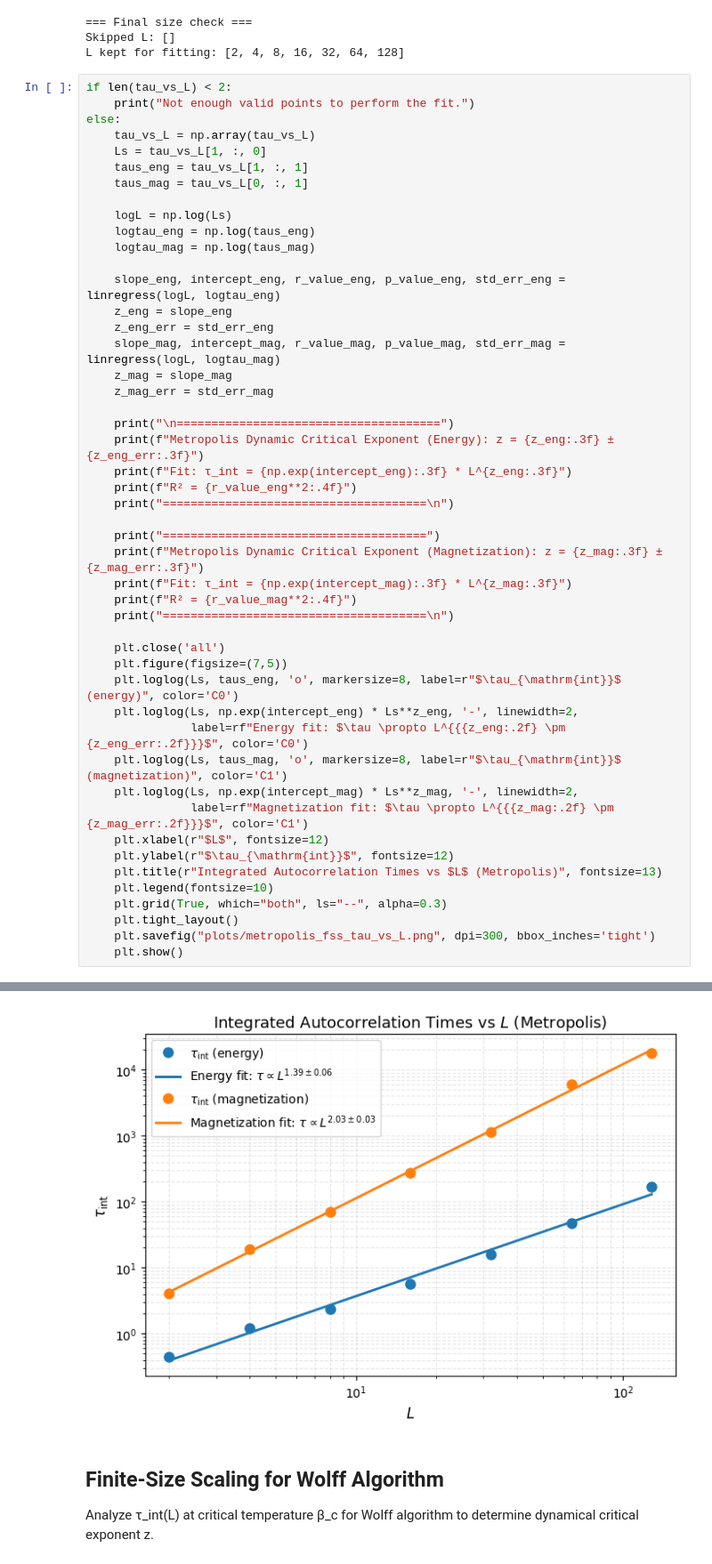
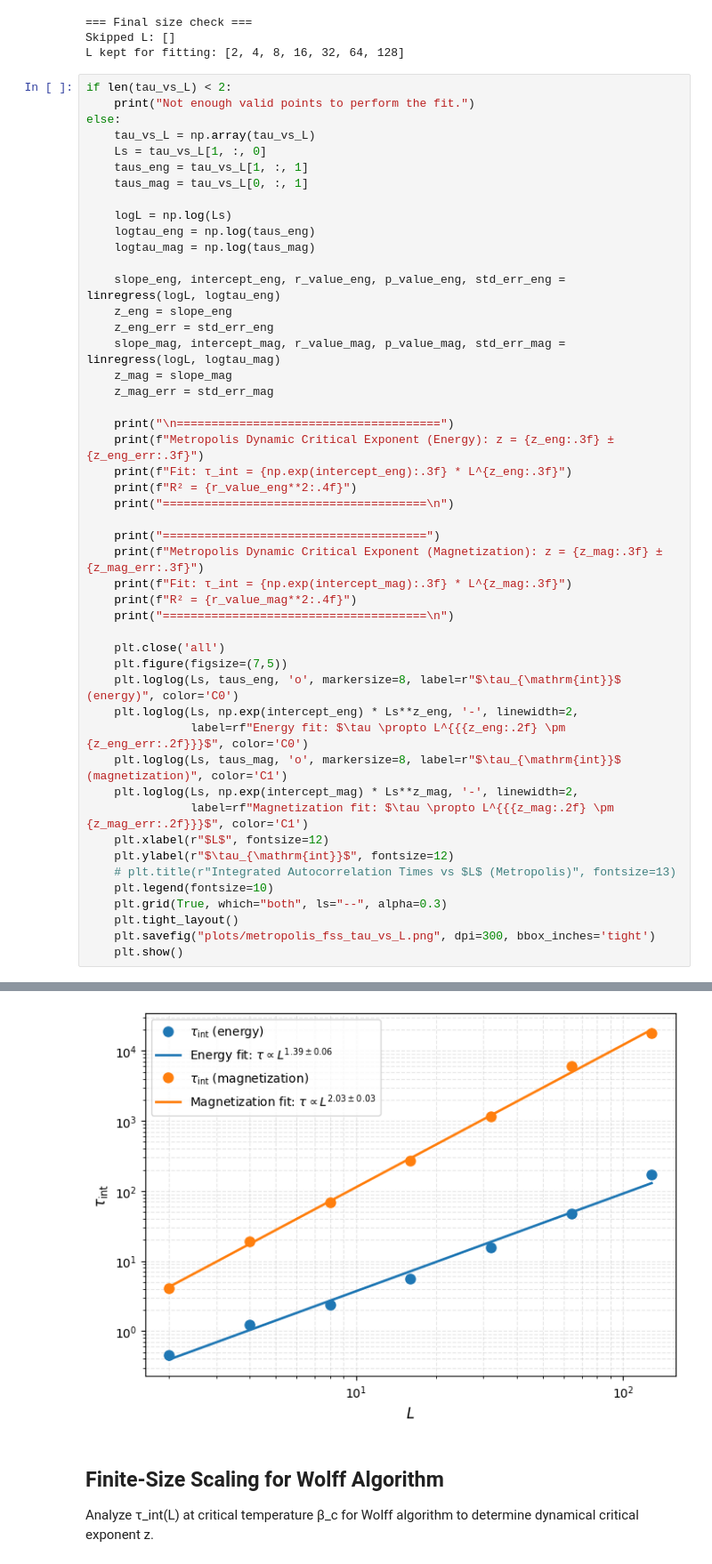
Before and after one commit to alinabnr/PhaseTransitionsProject, a Jupyter notebook: dynmical_crit_exponent.ipynb, the cells around one changed output, grey strips where cells are left out. Shown at 89% size. Saved outputs shown, nothing was run; the diff lists cells and outputs as text.

```diff
--- a/dynmical_crit_exponent.ipynb
+++ b/dynmical_crit_exponent.ipynb
@@ -381,35 +381,35 @@ else:
     print(f"R² = {r_value_mag**2:.4f}")
     print("======================================\n")
 
     plt.close('all')
     plt.figure(figsize=(7,5))
     plt.loglog(Ls, taus_eng, 'o', markersize=8, label=r"$\tau_{\mathrm{int}}$ (energy)", color='C0')
     plt.loglog(Ls, np.exp(intercept_eng) * Ls**z_eng, '-', linewidth=2,
                label=rf"Energy fit: $\tau \propto L^{{{z_eng:.2f} \pm {z_eng_err:.2f}}}$", color='C0')
     plt.loglog(Ls, taus_mag, 'o', markersize=8, label=r"$\tau_{\mathrm{int}}$ (magnetization)", color='C1')
     plt.loglog(Ls, np.exp(intercept_mag) * Ls**z_mag, '-', linewidth=2,
                label=rf"Magnetization fit: $\tau \propto L^{{{z_mag:.2f} \pm {z_mag_err:.2f}}}$", color='C1')
     plt.xlabel(r"$L$", fontsize=12)
     plt.ylabel(r"$\tau_{\mathrm{int}}$", fontsize=12)
-    plt.title(r"Integrated Autocorrelation Times vs $L$ (Metropolis)", fontsize=13)
+    # plt.title(r"Integrated Autocorrelation Times vs $L$ (Metropolis)", fontsize=13)
     plt.legend(fontsize=10)
     plt.grid(True, which="both", ls="--", alpha=0.3)
     plt.tight_layout()
     plt.savefig("plots/metropolis_fss_tau_vs_L.png", dpi=300, bbox_inches='tight')
     plt.show()
 # %% [output]
 ======================================
 Metropolis Dynamic Critical Exponent (Energy): z = 1.394 ± 0.058
 Fit: τ_int = 0.149 * L^1.394
 R² = 0.9914
 ======================================
 
 ======================================
 Metropolis Dynamic Critical Exponent (Magnetization): z = 2.033 ± 0.033
 Fit: τ_int = 1.043 * L^2.033
 R² = 0.9987
 ======================================
-[figure, old version]
+[figure, new version]
 # %% [markdown]
 ## Finite-Size Scaling for Wolff Algorithm
 
```
Also changed, not shown: parts of 6 cells of this notebook, 10 other files.
